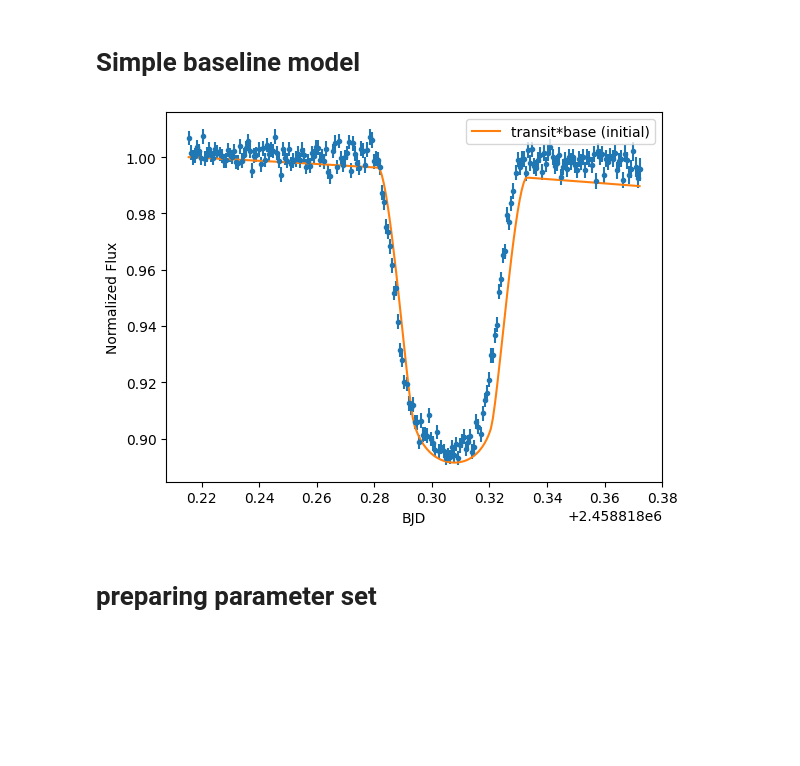
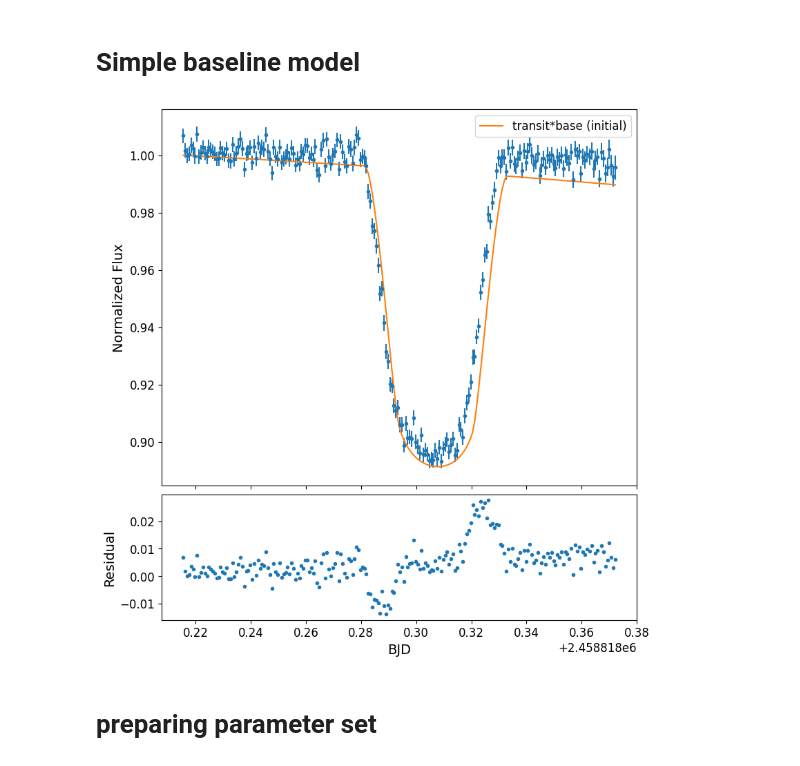
Before and after one commit to Mayuko-Mori/Transit_tutorial, a Jupyter notebook: Tutorial_1_single_transit_TOI519.ipynb, the cells around one changed output. Cells and saved outputs as stored; diff of their text form; code cells hidden in the pictures; blank space fills up the shorter version.

```diff
--- a/Tutorial_1_single_transit_TOI519.ipynb
+++ b/Tutorial_1_single_transit_TOI519.ipynb
@@ -3,5 +3,19 @@
 import numpy as np
 import pandas as pd
 import matplotlib.pyplot as pl
+# %%
+#styling
+import matplotlib as mpl
+
+mpl.rcParams.update({
+    'font.size': 14,
+    'axes.titlesize': 16,
+    'axes.labelsize': 14,
+    'xtick.labelsize': 12,
+    'ytick.labelsize': 12,
+    'legend.fontsize': 12,
+})
+
+mpl.rcParams['figure.constrained_layout.use'] = True
 # %%
 df = pd.read_csv('data/TOI519_LC_MuSCAT_z-band.csv')
@@ -71,14 +72,14 @@ u1_err, u2_err = list(qd_e[0])
 # Transit Model
 # %%
 import batman
-def transit_model(parameters, p, u1,u2, t):
+def transit_model(parameters, period, u1,u2, t):
 
     tc,a,b,k=parameters
     inc= np.arccos(b/a)*180/np.pi
 
     params = batman.TransitParams()
     params.t0 = tc                      #time of inferior conjunction
-    params.per = p                     #orbital period
+    params.per = period                     #orbital period
     params.rp = k                 #planet radius (in units of stellar radii)
     params.a = a                      #semi-major axis (in units of stellar radii)
     params.inc = inc                     #orbital inclination (in degrees)
@@ -114,20 +121,28 @@ def base_model(base_params, t):
     w0, w1, w2 = base_params
     return  [w0]*len(t) + w1*(t-t[0])+ w2*(t-t[0])**2
 # %%
-base_params_pr = [1., -0.05, -0.1]
-base_model_pr = base_model(base_params_pr,time)
+base_params_init = [1., -0.05, -0.1]
+base_model_init = base_model(base_params_init,time)
 
-f=pl.figure()
+combined_model_init = transit_model_init * base_model_init
 
-pl.errorbar(time,flux,err, fmt='.')
-pl.plot(time, transit_model_pr * base_model_pr, label='transit*base (initial)')
+resid = flux - combined_model_init
 
-pl.xlabel('BJD')
-pl.ylabel('Normalized Flux')
-pl.legend()
-f.savefig('output/TOI519_transit_base_predict.png')
+f, axs = pl.subplots(2, 1, figsize=(8, 8), height_ratios=(3,1), sharex=True)
+
+axs[0].errorbar(time,flux,err, fmt='.')
+axs[0].plot(time,combined_model_init, label='transit*base (initial)')
+
+axs[1].plot(time, resid, '.')
+
+axs[1].set_xlabel('BJD')
+axs[0].set_ylabel('Normalized Flux')
+axs[1].set_ylabel('Residual')
+axs[0].legend()
+
+f.savefig('output/TOI519_transit_base_predict.pdf')
 # %% [output]
-[figure, old version]
+[figure, new version]
 # %% [markdown]
 # preparing parameter set
 # %%
```
Also changed, not shown: parts of 17 cells of this notebook, 19 other files.
